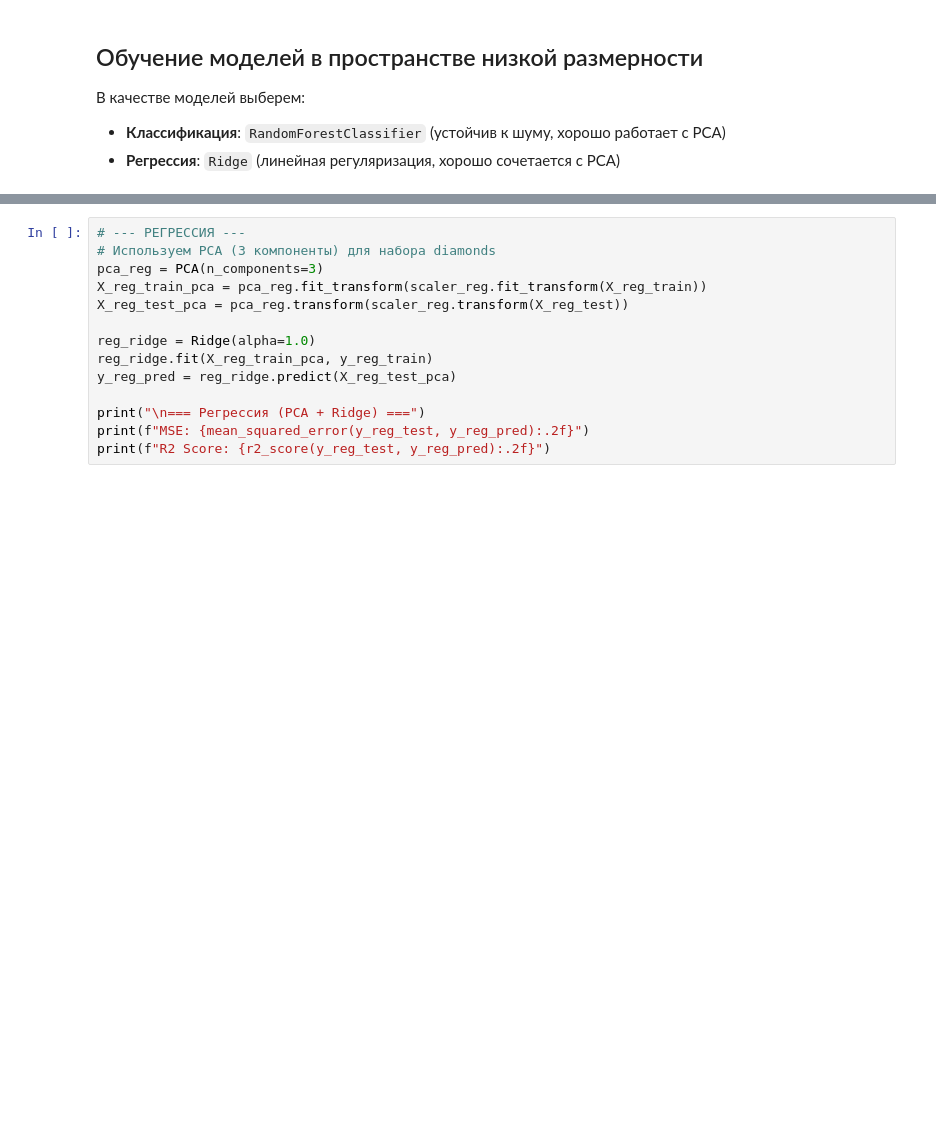
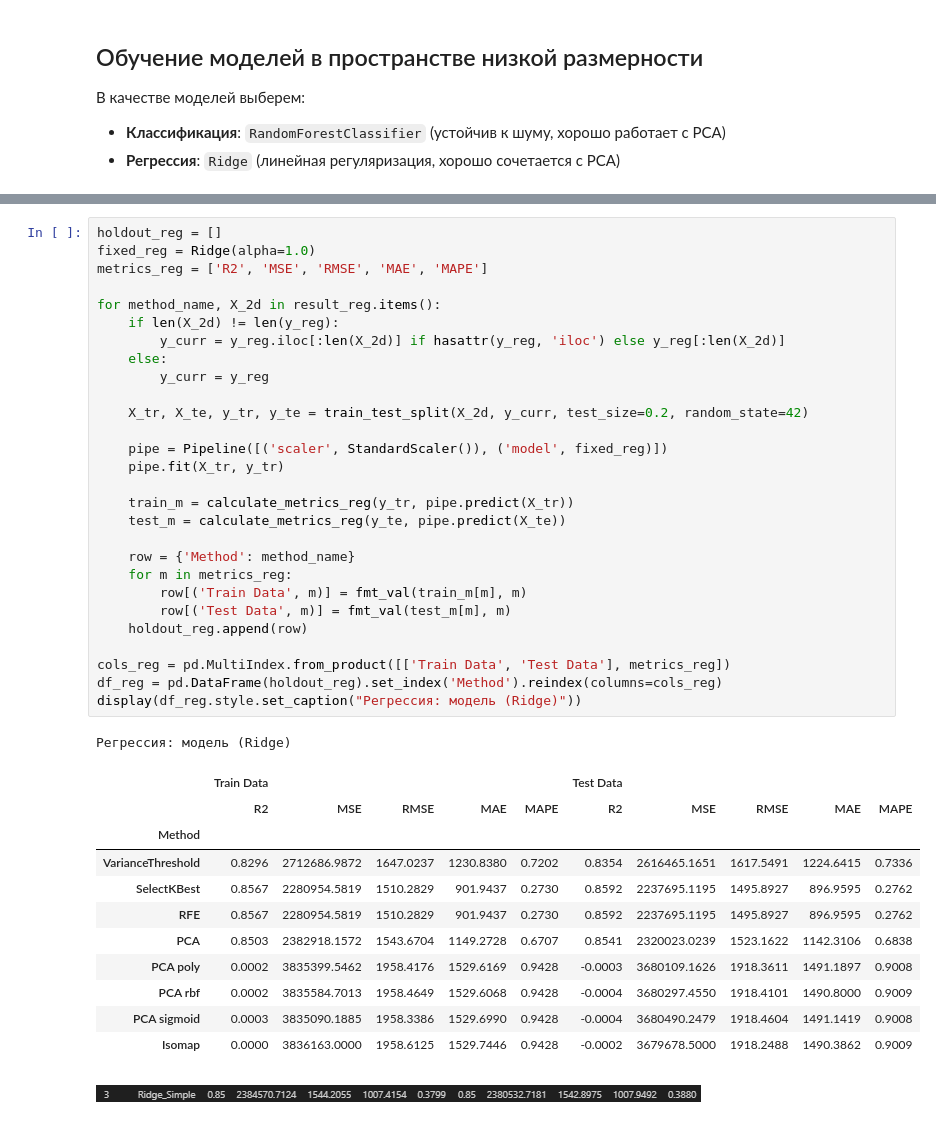
Before and after one commit to Baklanov-Daniil/master, a Jupyter notebook: mlbd/notebooks/lab6.ipynb, the cells around one changed output, grey strips where cells are left out. Saved outputs shown, nothing was run; the diff lists cells and outputs as text; blank space fills up the shorter version.

```diff
--- a/mlbd/notebooks/lab6.ipynb
+++ b/mlbd/notebooks/lab6.ipynb
@@ -351,14 +395,43 @@ ValueError: Found input variables with inconsistent numbers of samples: [5974, 4
 # %%
-# --- РЕГРЕССИЯ ---
-# Используем PCA (3 компоненты) для набора diamonds
-pca_reg = PCA(n_components=3)
-X_reg_train_pca = pca_reg.fit_transform(scaler_reg.fit_transform(X_reg_train))
-X_reg_test_pca = pca_reg.transform(scaler_reg.transform(X_reg_test))
+holdout_reg = []
+fixed_reg = Ridge(alpha=1.0)
+metrics_reg = ['R2', 'MSE', 'RMSE', 'MAE', 'MAPE']
 
-reg_ridge = Ridge(alpha=1.0)
-reg_ridge.fit(X_reg_train_pca, y_reg_train)
-y_reg_pred = reg_ridge.predict(X_reg_test_pca)
+for method_name, X_2d in result_reg.items():
+    if len(X_2d) != len(y_reg):
+        y_curr = y_reg.iloc[:len(X_2d)] if hasattr(y_reg, 'iloc') else y_reg[:len(X_2d)]
+    else:
+        y_curr = y_reg
 
-print("\n=== Регрессия (PCA + Ridge) ===")
-print(f"MSE: {mean_squared_error(y_reg_test, y_reg_pred):.2f}")
-print(f"R2 Score: {r2_score(y_reg_test, y_reg_pred):.2f}")
+    X_tr, X_te, y_tr, y_te = train_test_split(X_2d, y_curr, test_size=0.2, random_state=42)
+
+    pipe = Pipeline([('scaler', StandardScaler()), ('model', fixed_reg)])
+    pipe.fit(X_tr, y_tr)
+
+    train_m = calculate_metrics_reg(y_tr, pipe.predict(X_tr))
+    test_m = calculate_metrics_reg(y_te, pipe.predict(X_te))
+
+    row = {'Method': method_name}
+    for m in metrics_reg:
+        row[('Train Data', m)] = fmt_val(train_m[m], m)
+        row[('Test Data', m)] = fmt_val(test_m[m], m)
+    holdout_reg.append(row)
+
+cols_reg = pd.MultiIndex.from_product([['Train Data', 'Test Data'], metrics_reg])
+df_reg = pd.DataFrame(holdout_reg).set_index('Method').reindex(columns=cols_reg)
+display(df_reg.style.set_caption("Регрессия: модель (Ridge)"))
+# %% [output]
+Регрессия: модель (Ridge)
+|  | Train Data |  |  |  |  | Test Data |  |  |  |  |
+|  | R2 | MSE | RMSE | MAE | MAPE | R2 | MSE | RMSE | MAE | MAPE |
+| Method |  |  |  |  |  |  |  |  |  |  |
+| VarianceThreshold | 0.8296 | 2712686.9872 | 1647.0237 | 1230.8380 | 0.7202 | 0.8354 | 2616465.1651 | 1617.5491 | 1224.6415 | 0.7336 |
+| SelectKBest | 0.8567 | 2280954.5819 | 1510.2829 | 901.9437 | 0.2730 | 0.8592 | 2237695.1195 | 1495.8927 | 896.9595 | 0.2762 |
+| RFE | 0.8567 | 2280954.5819 | 1510.2829 | 901.9437 | 0.2730 | 0.8592 | 2237695.1195 | 1495.8927 | 896.9595 | 0.2762 |
+| PCA | 0.8503 | 2382918.1572 | 1543.6704 | 1149.2728 | 0.6707 | 0.8541 | 2320023.0239 | 1523.1622 | 1142.3106 | 0.6838 |
+| PCA poly | 0.0002 | 3835399.5462 | 1958.4176 | 1529.6169 | 0.9428 | -0.0003 | 3680109.1626 | 1918.3611 | 1491.1897 | 0.9008 |
+| PCA rbf | 0.0002 | 3835584.7013 | 1958.4649 | 1529.6068 | 0.9428 | -0.0004 | 3680297.4550 | 1918.4101 | 1490.8000 | 0.9009 |
+| PCA sigmoid | 0.0003 | 3835090.1885 | 1958.3386 | 1529.6990 | 0.9428 | -0.0004 | 3680490.2479 | 1918.4604 | 1491.1419 | 0.9008 |
+| Isomap | 0.0000 | 3836163.0000 | 1958.6125 | 1529.7446 | 0.9428 | -0.0002 | 3679678.5000 | 1918.2488 | 1490.3862 | 0.9009 |
+# %% [markdown]
+![image.png](attachment:image.png)
```
Also changed, not shown: parts of 20 cells of this notebook, 1 other file.
